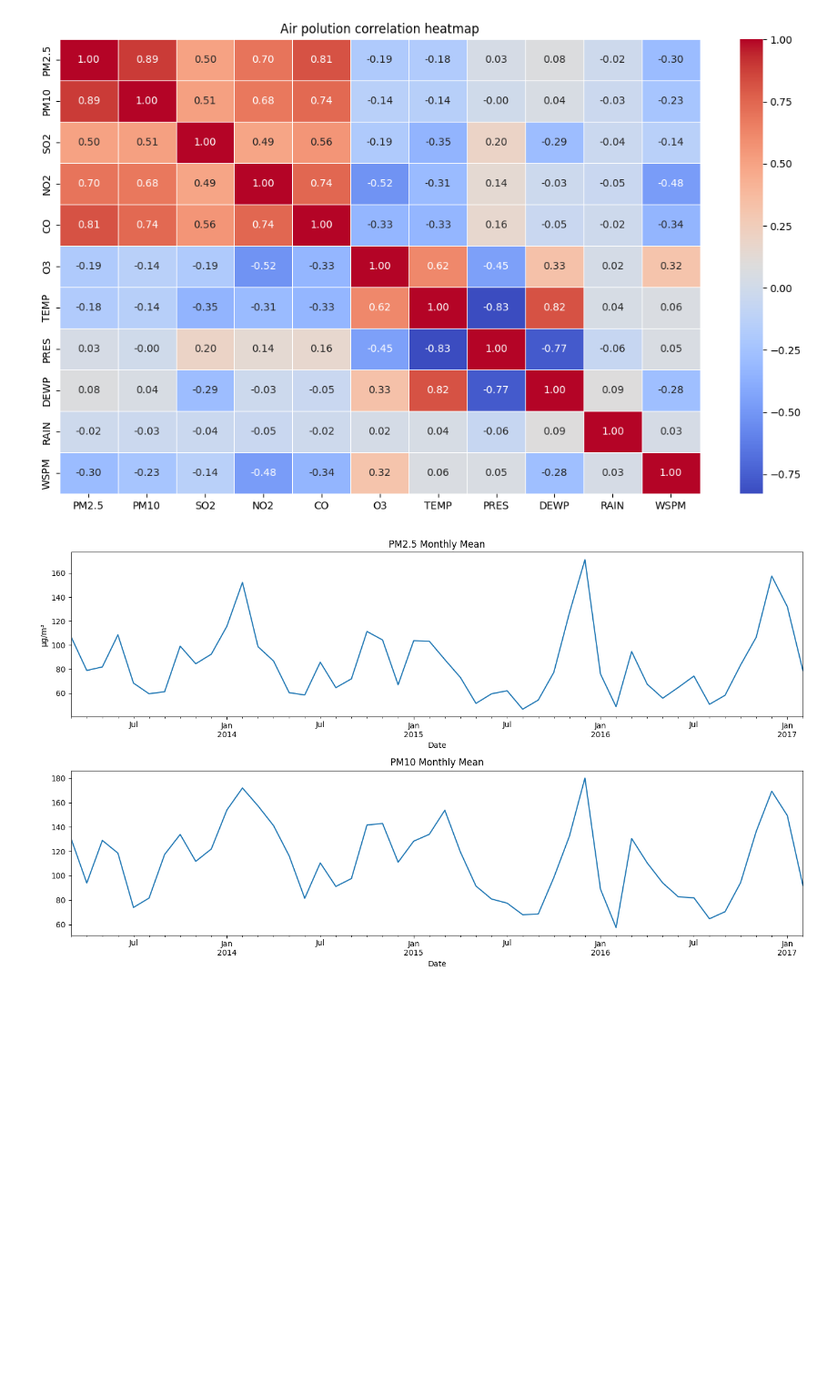
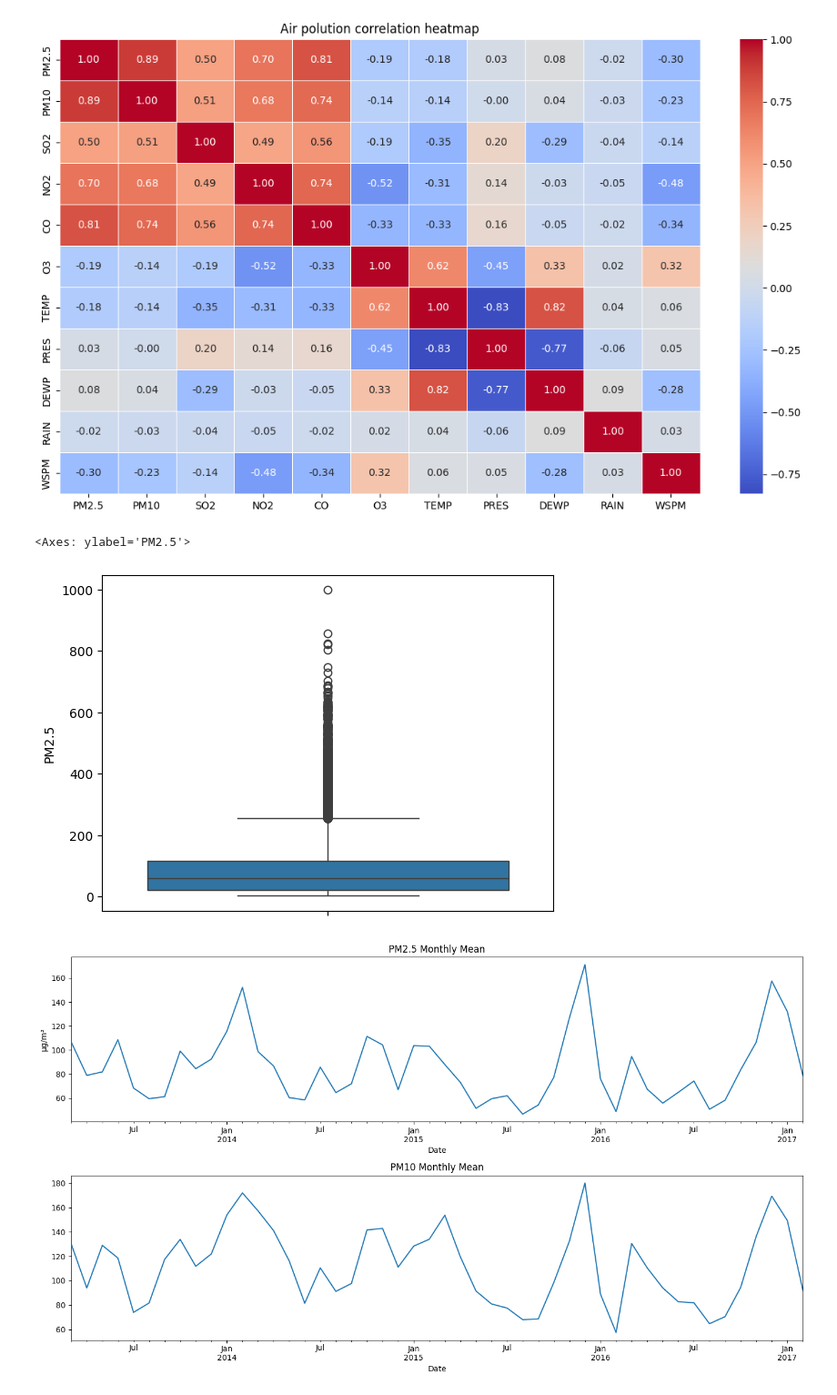
Before and after one commit to jancewicz/PJATK---Artificial-Intelligence-Postgraduate-Studies-, a Jupyter notebook: keras/pawel_jancewicz_pr8_2026/air_polution/air_polution.ipynb, the cells around one changed output. Shown at 91% size. Saved outputs shown, nothing was run; the diff lists cells and outputs as text; code cells hidden in the pictures; blank space fills up the shorter version.

```diff
--- a/keras/pawel_jancewicz_pr8_2026/air_polution/air_polution.ipynb
+++ b/keras/pawel_jancewicz_pr8_2026/air_polution/air_polution.ipynb
@@ -73,6 +76,11 @@ plt.show()
 # The same can be said about temperature, but in smaller size (-0.18) for TEMP/PM2.5 and (-0.14) for TEMP/PM10.
 # %% [output]
 [figure]
+# %%
+sns.boxplot(df["PM2.5"])
+# %% [output]
+<Axes: ylabel='PM2.5'>
+[figure, added]
 # %%
 fig, (ax1, ax2) = plt.subplots(2, figsize=(14,8))
 
```
Also changed, not shown: parts of 11 cells of this notebook.
